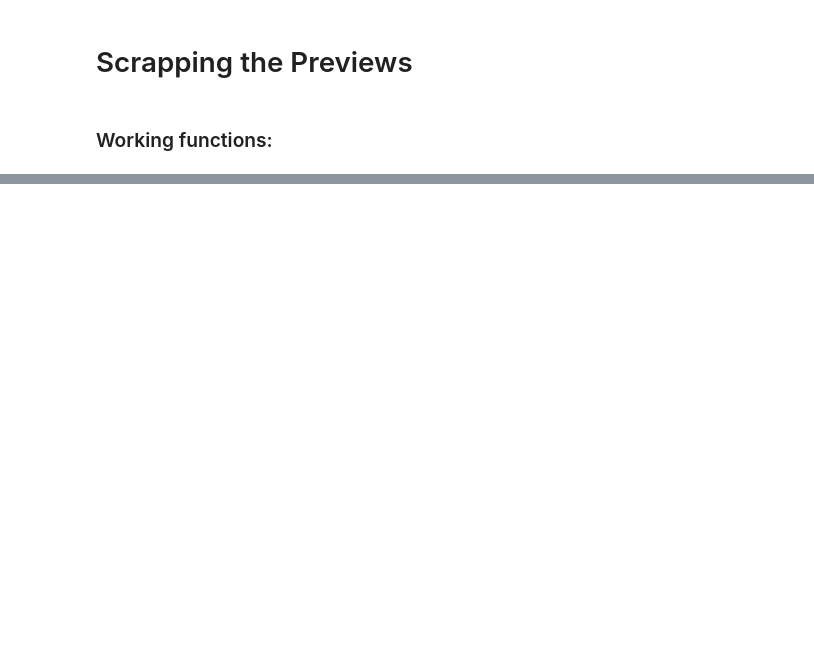
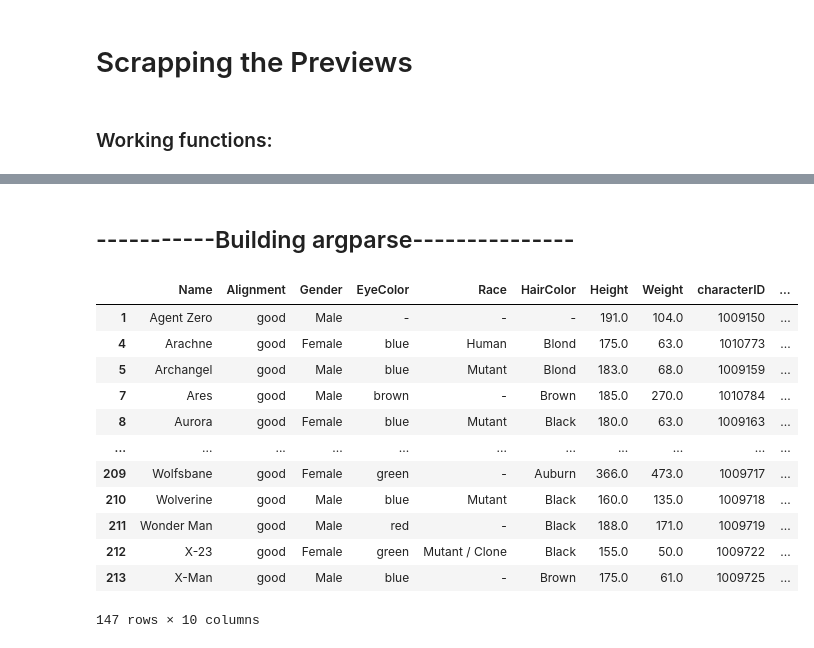
Before and after one commit to castares/latest-marvel-comics, a Jupyter notebook: tests.ipynb, the cells around one changed output, grey strips where cells are left out. Drawn from its saved outputs; the diff is of its cells as text; code cells hidden in the pictures; blank space fills up the shorter version.

```diff
--- a/tests.ipynb
+++ b/tests.ipynb
@@ -258,0 +218,28 @@ data
+# %% [markdown]
+## -----------Building argparse---------------
+# %%
+data = pd.read_csv("./output/dataset.csv")
+# %%
+def FilterAlignment(alignment):
+    data = pd.read_csv("./output/dataset.csv")
+    return data[data.loc[:,'Alignment'] == alignment]
+
+def FilterRace(race):
+    data = pd.read_csv("./output/dataset.csv")
+    return data[data.loc[:,'Race'] == race]
+# %%
+FilterAlignment('good')
+# %% [output]
+|  | Name | Alignment | Gender | EyeColor | Race | HairColor | Height | Weight | characterID | ... |
+| 1 | Agent Zero | good | Male | - | - | - | 191.0 | 104.0 | 1009150 | ... |
+| 4 | Arachne | good | Female | blue | Human | Blond | 175.0 | 63.0 | 1010773 | ... |
+| 5 | Archangel | good | Male | blue | Mutant | Blond | 183.0 | 68.0 | 1009159 | ... |
+| 7 | Ares | good | Male | brown | - | Brown | 185.0 | 270.0 | 1010784 | ... |
+| 8 | Aurora | good | Female | blue | Mutant | Black | 180.0 | 63.0 | 1009163 | ... |
+| ... | ... | ... | ... | ... | ... | ... | ... | ... | ... | ... |
+| 209 | Wolfsbane | good | Female | green | - | Auburn | 366.0 | 473.0 | 1009717 | ... |
+| 210 | Wolverine | good | Male | blue | Mutant | Black | 160.0 | 135.0 | 1009718 | ... |
+| 211 | Wonder Man | good | Male | red | - | Black | 188.0 | 171.0 | 1009719 | ... |
+| 212 | X-23 | good | Female | green | Mutant / Clone | Black | 155.0 | 50.0 | 1009722 | ... |
+| 213 | X-Man | good | Male | blue | - | Brown | 175.0 | 61.0 | 1009725 | ... |
+147 rows × 10 columns
```
Also changed, not shown: parts of 34 cells of this notebook, 8 other files.
